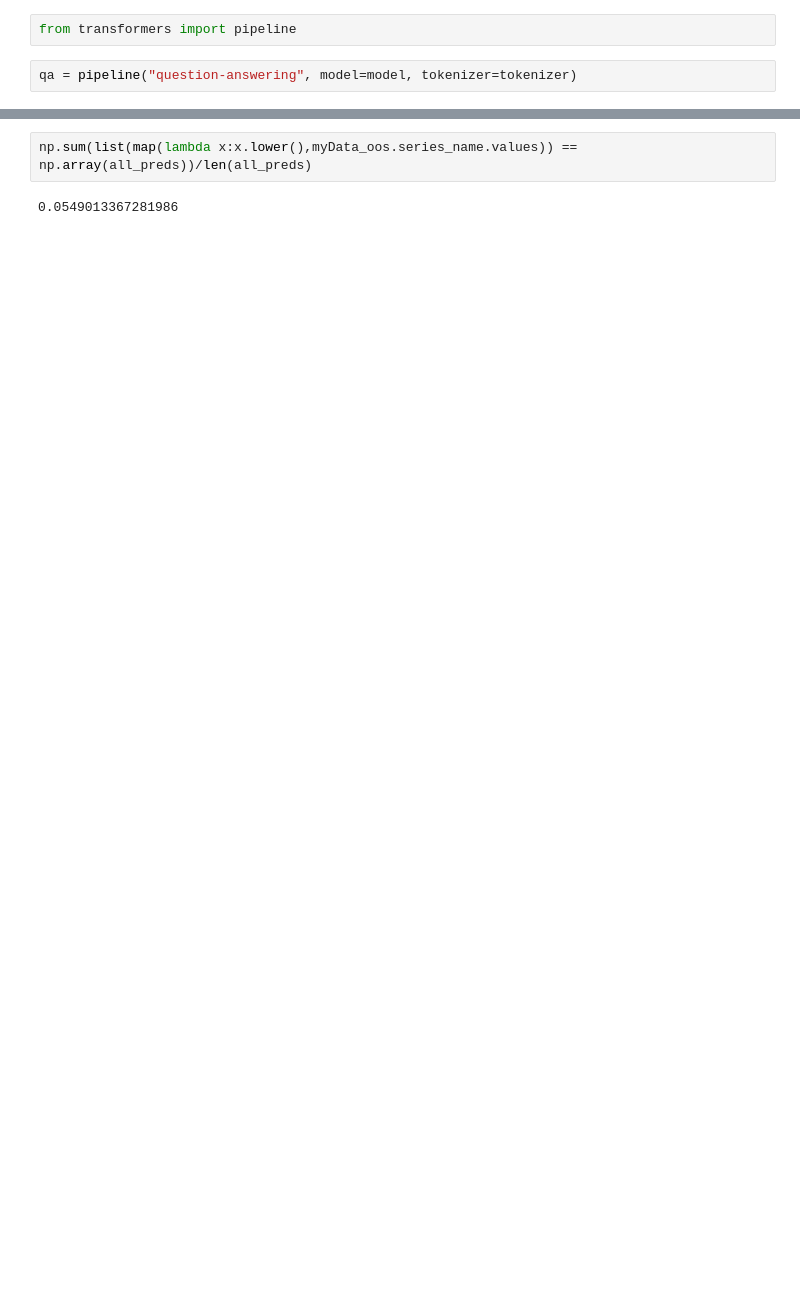
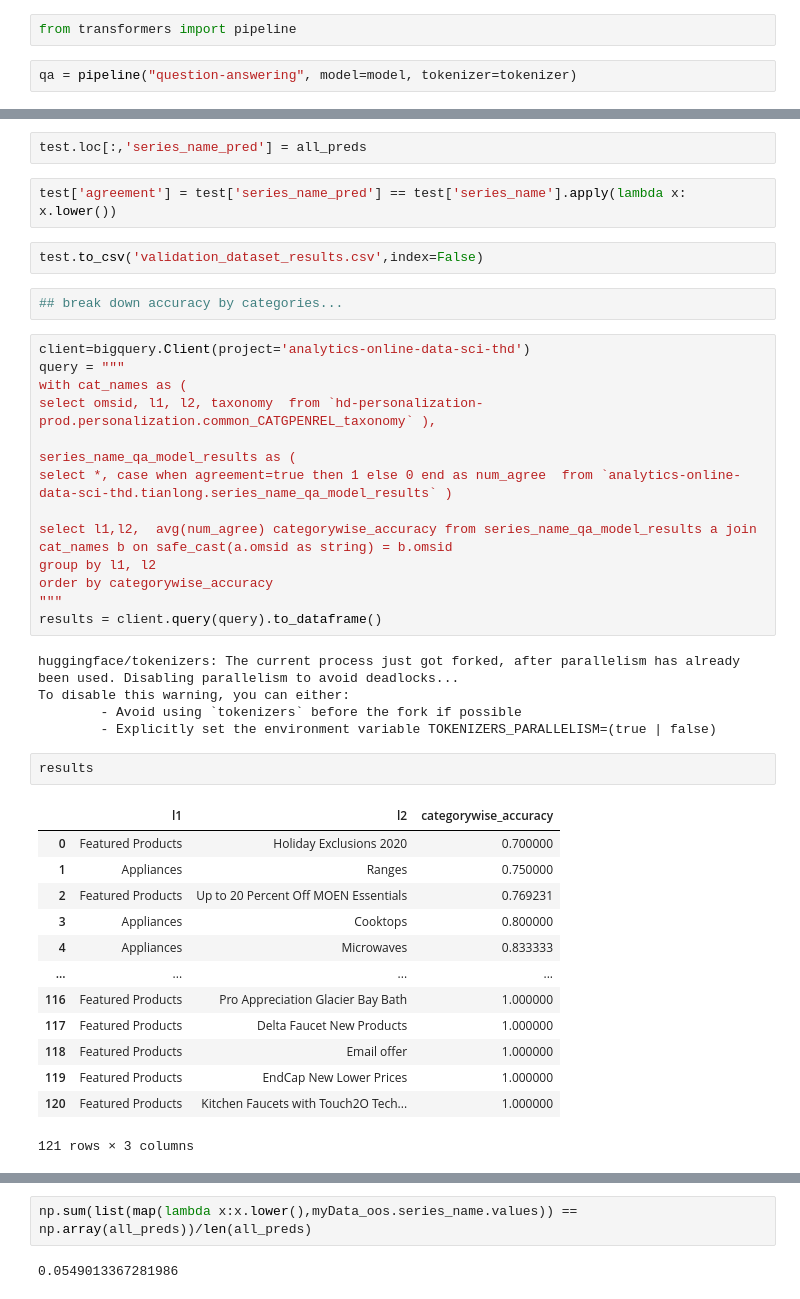
Before and after one commit to txu0915/finetune-qa-models, a Jupyter notebook: finetune-qa-models.ipynb, the cells around one changed output, grey strips where cells are left out. Saved outputs shown, nothing was run; the diff lists cells and outputs as text; blank space fills up the shorter version.

```diff
--- a/finetune-qa-models.ipynb
+++ b/finetune-qa-models.ipynb
@@ -314,0 +280,43 @@ array(['Jax', 'Jax', 'Jax', ..., 'CHAMPLAIN', 'ROUND APRON',
+# %%
+test.loc[:,'series_name_pred'] = all_preds
+# %%
+test['agreement'] = test['series_name_pred'] == test['series_name'].apply(lambda x: x.lower())
+# %%
+test.to_csv('validation_dataset_results.csv',index=False)
+# %%
+## break down accuracy by categories...
+# %%
+client=bigquery.Client(project='analytics-online-data-sci-thd')
+query = """
+with cat_names as (
+select omsid, l1, l2, taxonomy  from `hd-personalization-prod.personalization.common_CATGPENREL_taxonomy` ),
+
+series_name_qa_model_results as (
+select *, case when agreement=true then 1 else 0 end as num_agree  from `analytics-online-data-sci-thd.tianlong.series_name_qa_model_results` )
+
+select l1,l2,  avg(num_agree) categorywise_accuracy from series_name_qa_model_results a join cat_names b on safe_cast(a.omsid as string) = b.omsid
+group by l1, l2
+order by categorywise_accuracy
+"""
+results = client.query(query).to_dataframe()
+# %% [output]
+huggingface/tokenizers: The current process just got forked, after parallelism has already been used. Disabling parallelism to avoid deadlocks...
+To disable this warning, you can either:
+        - Avoid using `tokenizers` before the fork if possible
+        - Explicitly set the environment variable TOKENIZERS_PARALLELISM=(true | false)
+# %%
+results
+# %% [output]
+|  | l1 | l2 | categorywise_accuracy |
+| 0 | Featured Products | Holiday Exclusions 2020 | 0.700000 |
+| 1 | Appliances | Ranges | 0.750000 |
+| 2 | Featured Products | Up to 20 Percent Off MOEN Essentials | 0.769231 |
+| 3 | Appliances | Cooktops | 0.800000 |
+| 4 | Appliances | Microwaves | 0.833333 |
+| ... | ... | ... | ... |
+| 116 | Featured Products | Pro Appreciation Glacier Bay Bath | 1.000000 |
+| 117 | Featured Products | Delta Faucet New Products | 1.000000 |
+| 118 | Featured Products | Email offer | 1.000000 |
+| 119 | Featured Products | EndCap New Lower Prices | 1.000000 |
+| 120 | Featured Products | Kitchen Faucets with Touch2O Tech... | 1.000000 |
+121 rows × 3 columns
```
Also changed, not shown: parts of 25 cells of this notebook.
